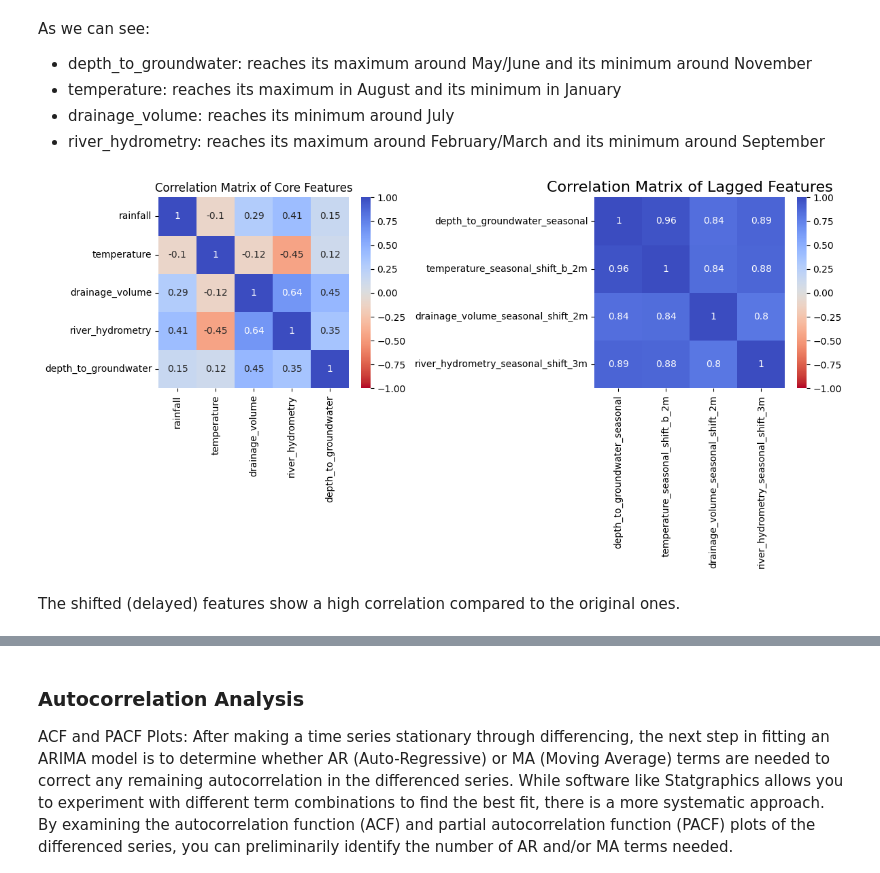
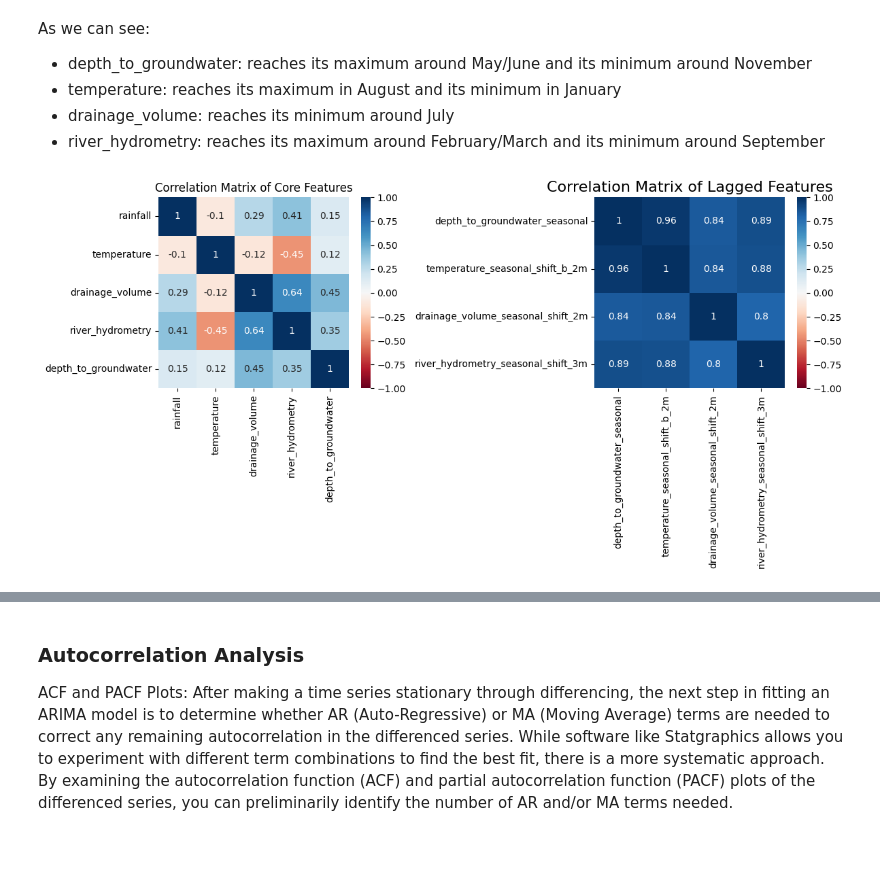
Before and after one commit to rodri-iot/machine_learning_project_time_series, a Jupyter notebook: src/explore.ipynb, the cells around one changed output, grey strips where cells are left out. Saved outputs shown, nothing was run; the diff lists cells and outputs as text; code cells hidden in the pictures; blank space fills up the shorter version.

```diff
--- a/src/explore.ipynb
+++ b/src/explore.ipynb
@@ -609,10 +615,7 @@ It is also helpful to consider how these components combine, either additively o
 
 In this case, we will use the `seasonal_decompose()` function from the `statsmodels` library to perform the decomposition.
 # %%
-core_columns =  [
-    'rainfall', 'temperature', 'drainage_volume',
-    'river_hydrometry', 'depth_to_groundwater'
-]
+core_columns =  ['rainfall', 'temperature', 'drainage_volume', 'river_hydrometry', 'depth_to_groundwater']
 
 for column in core_columns:
     decomp = seasonal_decompose(df[column], period=52, model='additive', extrapolate_trend='freq')
@@ -644,11 +664,16 @@ plt.show()
 # %%
 weeks_in_month = 4
-shifts = [-2, -1, 1, 2, 3]
+shifts = {
+    '_seasonal_shift_b_2m': -2 * weeks_in_month,
+    '_seasonal_shift_b_1m': -1 * weeks_in_month,
+    '_seasonal_shift_1m': 1 * weeks_in_month,
+    '_seasonal_shift_2m': 2 * weeks_in_month,
+    '_seasonal_shift_3m': 3 * weeks_in_month
+}
 
 for column in core_columns:
-    for shift in shifts:
-        shift_label = 'b_' if shift < 0 else ''  # Add "b_" for negatives displacements
-        df[f'{column}_seasonal_shift_{shift}m'] = df[f'{column}_seasonal'].shift(shift * weeks_in_month)
+    for suffix, shift_value in shifts.items():
+        df[f'{column}{suffix}'] = df[f'{column}_seasonal'].shift(shift_value)
 # %% [markdown]
 ### **EDA**
 # %%
@@ -674,26 +699,24 @@ As we can see:
 # %%
 fig, ax = plt.subplots(1, 2, figsize=(12, 6))
 
 corrmat = df[core_columns].corr()
 
-sns.heatmap(corrmat, annot=True, vmin=-1, vmax=1, cmap='coolwarm_r', ax=ax[0])
+sns.heatmap(corrmat, annot=True, vmin=-1, vmax=1, cmap='RdBu', ax=ax[0])
 ax[0].set_title('Correlation Matrix of Core Features', fontsize=12)
 
 shifted_cols = [
     'depth_to_groundwater_seasonal',
     'temperature_seasonal_shift_b_2m',
     'drainage_volume_seasonal_shift_2m',
     'river_hydrometry_seasonal_shift_3m'
 ]
 corrmat = df[shifted_cols].corr()
 
-sns.heatmap(corrmat, annot=True, vmin=-1, vmax=1, cmap='coolwarm_r', ax=ax[1])
+sns.heatmap(corrmat, annot=True, vmin=-1, vmax=1, cmap='RdBu', ax=ax[1])
 ax[1].set_title('Correlation Matrix of Lagged Features', fontsize=16)
 
 
 plt.tight_layout()
 plt.show()
 # %% [output]
-[figure, old version]
+[figure, new version]
-# %% [markdown]
-The shifted (delayed) features show a high correlation compared to the original ones.
```
Also changed, not shown: parts of 14 cells of this notebook, 1 other file.
